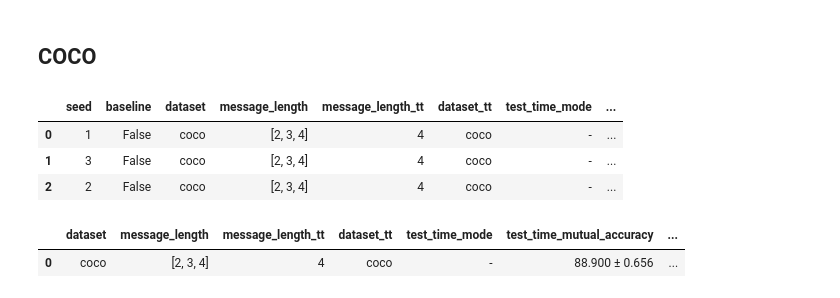
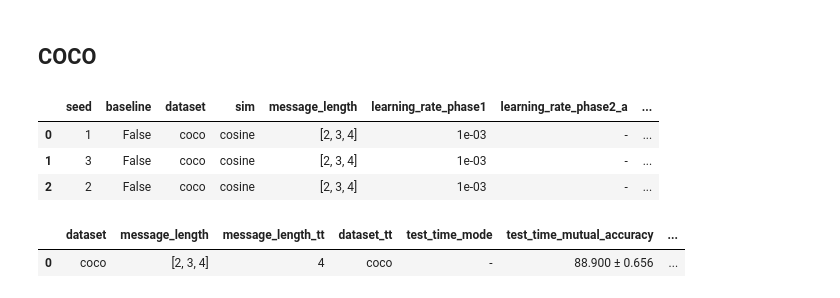
Before and after one commit to MehdiJmlkh/Test-Time-Emergent-Language, a Jupyter notebook: VQTT/results.ipynb, the cells around one changed output. Cells and saved outputs as stored; diff of their text form; code cells hidden in the pictures.

```diff
--- a/VQTT/results.ipynb
+++ b/VQTT/results.ipynb
@@ -2434,17 +2432,17 @@ mean_and_std(res, metrics=["test_time_mutual_accuracy"] + alignment_metrics, pre
 # %%
 res = filter_df({
     "dataset": "coco",
     "baseline": False,
     "gumbel": False,
     "mp_similarity": "!None",
 })
 
-res[baseline_cols + alignment_metrics]
+res[backbone_cols + alignment_metrics]
 # %% [output]
-|  | seed | baseline | dataset | message_length | message_length_tt | dataset_tt | test_time_mode | ... |
-| 0 | 1 | False | coco | [2, 3, 4] | 4 | coco | - | ... |
-| 1 | 3 | False | coco | [2, 3, 4] | 4 | coco | - | ... |
-| 2 | 2 | False | coco | [2, 3, 4] | 4 | coco | - | ... |
+|  | seed | baseline | dataset | sim | message_length | learning_rate_phase1 | learning_rate_phase2_a | ... |
+| 0 | 1 | False | coco | cosine | [2, 3, 4] | 1e-03 | - | ... |
+| 1 | 3 | False | coco | cosine | [2, 3, 4] | 1e-03 | - | ... |
+| 2 | 2 | False | coco | cosine | [2, 3, 4] | 1e-03 | - | ... |
 # %%
 mean_and_std(res, metrics=["test_time_mutual_accuracy"] + alignment_metrics, precision=3)
 # %% [output]
```
Also changed, not shown: parts of 5 cells of this notebook, 3 other files.
